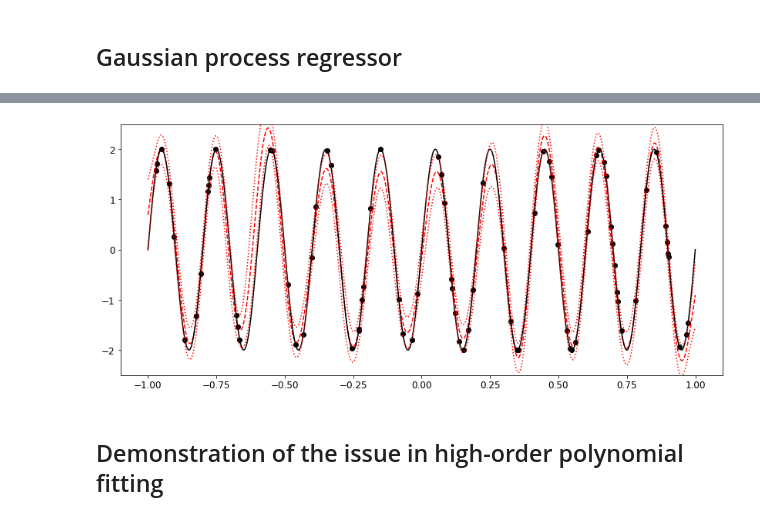
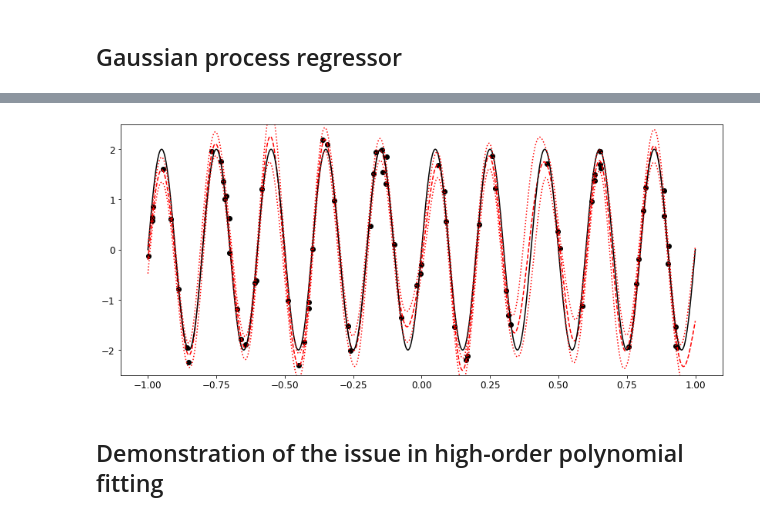
Before and after one commit to liuchaonaoc/Astrostatistics2022, a Jupyter notebook: Sample4A-2_modelfitting.ipynb, the cells around one changed output, grey strips where cells are left out. Saved outputs shown, nothing was run; the diff lists cells and outputs as text; code cells hidden in the pictures.

```diff
--- a/Sample4A-2_modelfitting.ipynb
+++ b/Sample4A-2_modelfitting.ipynb
@@ -89,32 +89,32 @@ plt.show()
 # %%
 from sklearn.gaussian_process.kernels import RBF, WhiteKernel
 
 def func1(x1):
     return np.sin(x1*np.pi*10.)*2.
 
 #x1 = np.linspace(-1, 1, 80)
 x1 = np.random.uniform(-1,1,80)
 y1 = func1(x1)+np.random.rand(len(x1))*0.8-0.4
 
 kernel = 1.0 * RBF(length_scale=1e-1, length_scale_bounds=(1e-2, 1e3)) + WhiteKernel(
     noise_level=1e-2, noise_level_bounds=(1e-10, 1e1))
 f = gpr(kernel=kernel, alpha=0).fit(x1.reshape(-1,1),y1)
 
 x2 = np.linspace(-1,1,1000)
 
 y_mean, y_std = f.predict(x2.reshape(-1,1), return_std=True)
 
 fig = plt.figure(figsize=[14,6])
 ax = fig.add_subplot(111)
-ax.plot(x1, func1(x1),'ko')
+ax.plot(x1, y1,'ko')
 ax.plot(x2, y_mean,'r--')
 ax.plot(x2,func1(x2),'k-')
 ax.plot(x2, y_mean+y_std,'r:')
 ax.plot(x2, y_mean-y_std,'r:')
 ax.set_ylim([-2.5,2.5])
 fig.show()
 # %% [output]
-[figure, old version]
+[figure, new version]
 # %% [markdown]
 ## Demonstration of the issue in high-order polynomial fitting
 # %%
```
Also changed, not shown: parts of 2 cells of this notebook, 8 other files.
